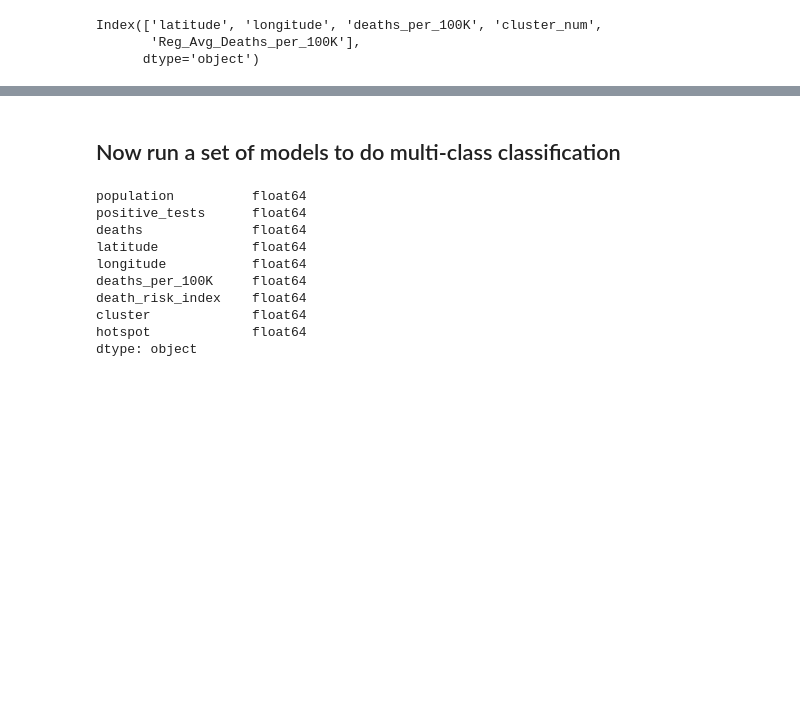
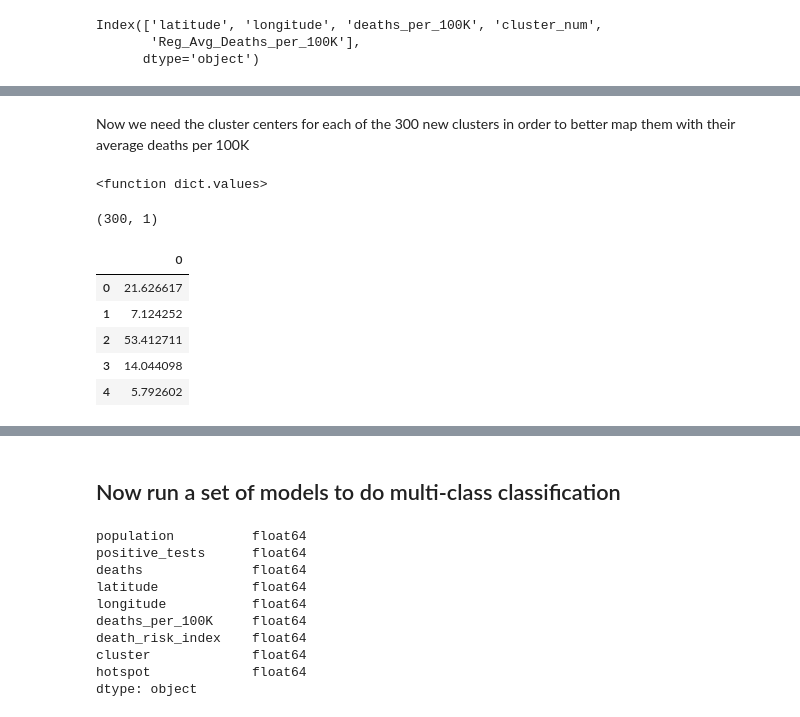
Before and after one commit to elaverdiere1/Covid-19-and-Natural-Disasters, a Jupyter notebook: project_5/code/Covid_Risk_Classification_Eda_and_Model.ipynb, the cells around one changed output, grey strips where cells are left out. Saved outputs shown, nothing was run; the diff lists cells and outputs as text; code cells hidden in the pictures; blank space fills up the shorter version.

```diff
--- a/project_5/code/Covid_Risk_Classification_Eda_and_Model.ipynb
+++ b/project_5/code/Covid_Risk_Classification_Eda_and_Model.ipynb
@@ -730,0 +700,6 @@ big_risk.to_csv(path_to_home+path_to_data+'big_covid_clusters.csv')
+# %% [markdown]
+Now we need the cluster centers for each of the 300 new clusters in order to better map them with their average deaths per 100K
+# %%
+death_map.values
+# %% [output]
+<function dict.values>
@@ -730,0 +714,13 @@ big_risk.to_csv(path_to_home+path_to_data+'big_covid_clusters.csv')
+# %%
+death_zones_df.shape
+# %% [output]
+(300, 1)
+# %%
+death_zones_df.head()
+# %% [output]
+|  | 0 |
+| 0 | 21.626617 |
+| 1 | 7.124252 |
+| 2 | 53.412711 |
+| 3 | 14.044098 |
+| 4 | 5.792602 |
```
Also changed, not shown: parts of 26 cells of this notebook, 3 other files.
